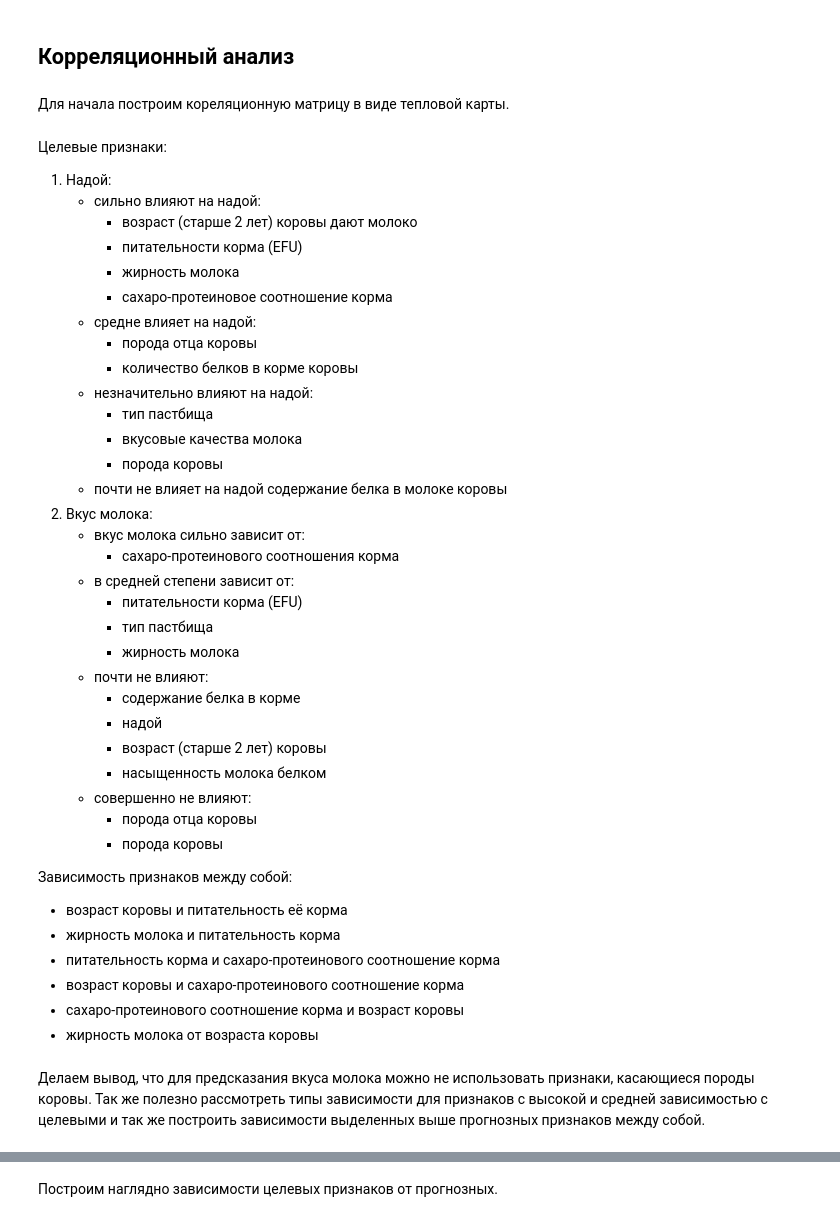
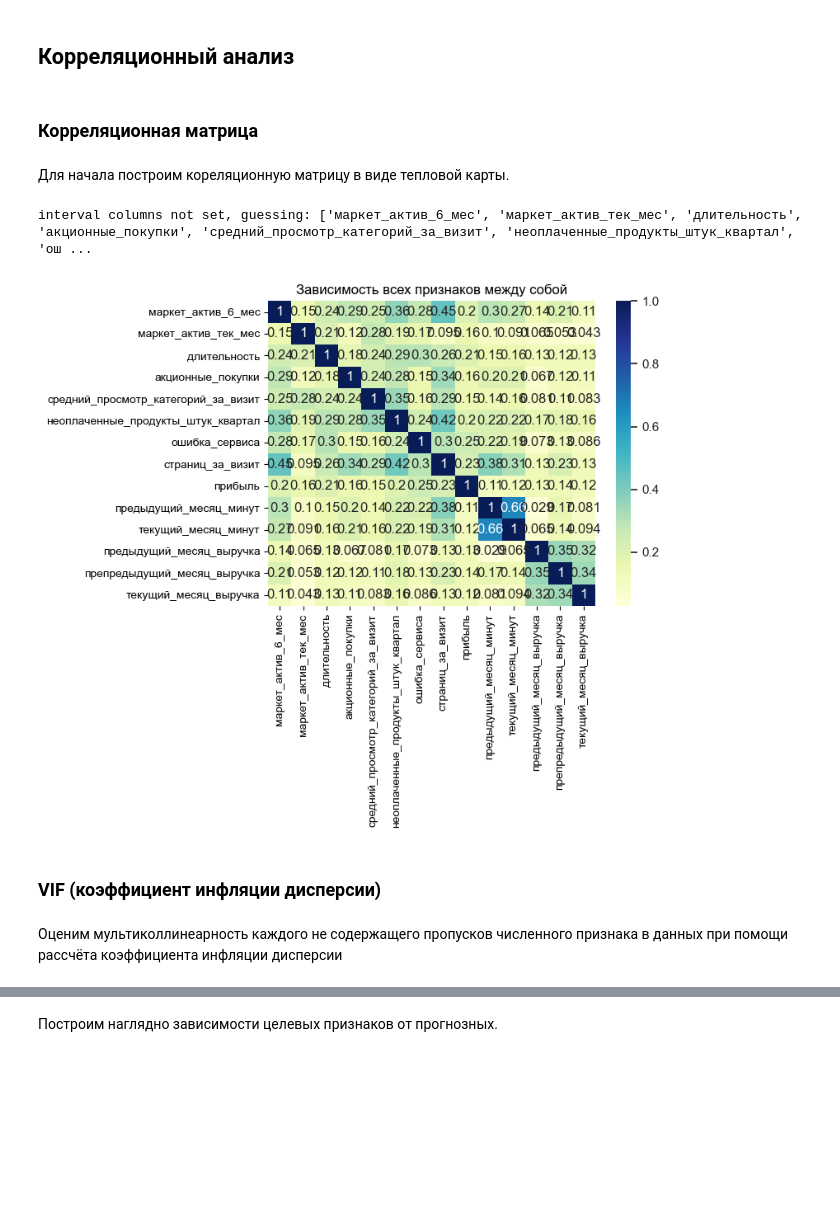
Before and after one commit to EvanderLatine/DS_Practicum, a Jupyter notebook: Customers_Retention/research.ipynb, the cells around one changed output, grey strips where cells are left out. Saved outputs shown, nothing was run; the diff lists cells and outputs as text; code cells hidden in the pictures; blank space fills up the shorter version.

```diff
--- a/Customers_Retention/research.ipynb
+++ b/Customers_Retention/research.ipynb
@@ -791,7 +800,7 @@ merged_time = pd.merge(merged_profit, market_time, on="id", how="left")
 Создадим новые колонки на основании периода.
 # %%
 market_revenue = market_revenue.groupby("период", group_keys=False).apply(lambda x: add_period_columns(x, "выручка"))
-market_revenue.drop("выручка", axis = 1, inplace = True)
+market_revenue.drop({"выручка", "период"}, axis = 1, inplace = True)
 # %%
 
 merged = pd.merge(merged_time, market_revenue, on="id", how="left")
@@ -1037,0 +830,6 @@ plt.show()
+# %%
+for col in merged.select_dtypes(include=["number"]).columns:
+    mean_value = merged[col].mean()
+    merged[col].fillna(mean_value, inplace=True)
+
+merged.info()
@@ -1038,51 +854,21 @@ plt.show()
 # %% [markdown]
 ## Корреляционный анализ
+# %% [markdown]
+### Корреляционная матрица
 # %% [markdown]
 Для начала построим кореляционную матрицу в виде тепловой карты.
 # %%
+numeric = merged.select_dtypes(include=['number']).columns.tolist().drop("id", axis = 1)
 ax = plt.axes()
-phi_k = own_herd.drop("id", axis = 1).phik_matrix(interval_cols = ["yield", "EFU", "raw_protein", "SPR", "fatness", "proteins"])
+sns.set_theme(rc={'figure.figsize':(10,10)})
+phi_k = merged[numeric].phik_matrix()
 sns.heatmap(phi_k, cmap = "YlGnBu", annot = True)
-ax.set_title('Зависимость всех признаков между собой')
+ax.set_title("Зависимость всех признаков между собой")
 plt.show()
+# %% [output]
+interval columns not set, guessing: ['маркет_актив_6_мес', 'маркет_актив_тек_мес', 'длительность', 'акционные_покупки', 'средний_просмотр_категорий_за_визит', 'неоплаченные_продукты_штук_квартал', 'ош ...
+[figure, added]
-# %% [markdown]
-Целевые признаки:
-1) Надой:
-    - сильно влияют на надой:
-        - возраст (старше 2 лет) коровы дают молоко
-        - питательности корма (EFU)
-        - жирность молока
-        - сахаро-протеиновое соотношение корма
-    - средне влияет на надой:
-        - порода отца коровы
-        - количество белков в корме коровы
-    - незначительно влияют на надой:
-        - тип пастбища
-        - вкусовые качества молока
-        - порода коровы
-    - почти не влияет на надой содержание белка в молоке коровы
-2) Вкус молока:
-    - вкус молока сильно зависит от:
-        - сахаро-протеинового соотношения корма
-    - в средней степени зависит от:
-        - питательности корма (EFU)
-        - тип пастбища
-        - жирность молока
-    - почти не влияют:
-        - содержание белка в корме
-        - надой
-        - возраст (старше 2 лет) коровы
-        - насыщенность молока белком
-    - совершенно не влияют:
-        - порода отца коровы
-        - порода коровы
-
-Зависимость признаков между собой:
-- возраст коровы и питательность её корма
-- жирность молока и питательность корма
-- питательность корма и сахаро-протеинового соотношение корма
-- возраст коровы и сахаро-протеинового соотношение корма
-- сахаро-протеинового соотношение корма и возраст коровы
-- жирность молока от возраста коровы
-# %% [markdown]
-Делаем вывод, что для предсказания вкуса молока можно не использовать признаки, касающиеся породы коровы. Так же полезно рассмотреть типы зависимости для признаков с высокой и средней зависимостью с целевыми и так же построить зависимости выделенных выше прогнозных признаков между собой.
+# %% [markdown]
+### VIF (коэффициент инфляции дисперсии)
+# %% [markdown]
+Оценим мультиколлинеарность каждого не содержащего пропусков численного признака в данных при помощи рассчёта коэффициента инфляции дисперсии
```
Also changed, not shown: parts of 64 cells of this notebook.
